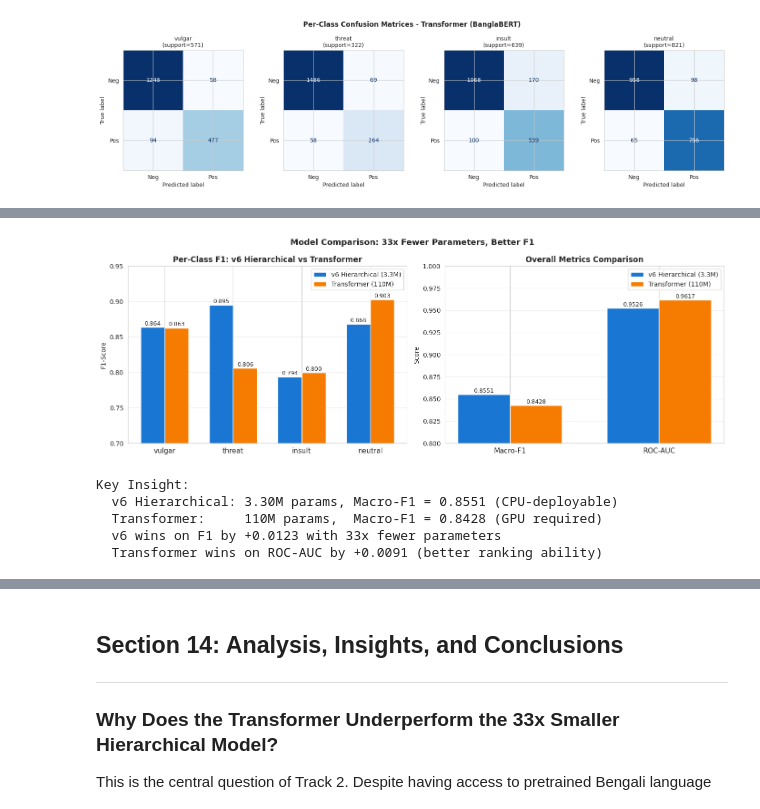
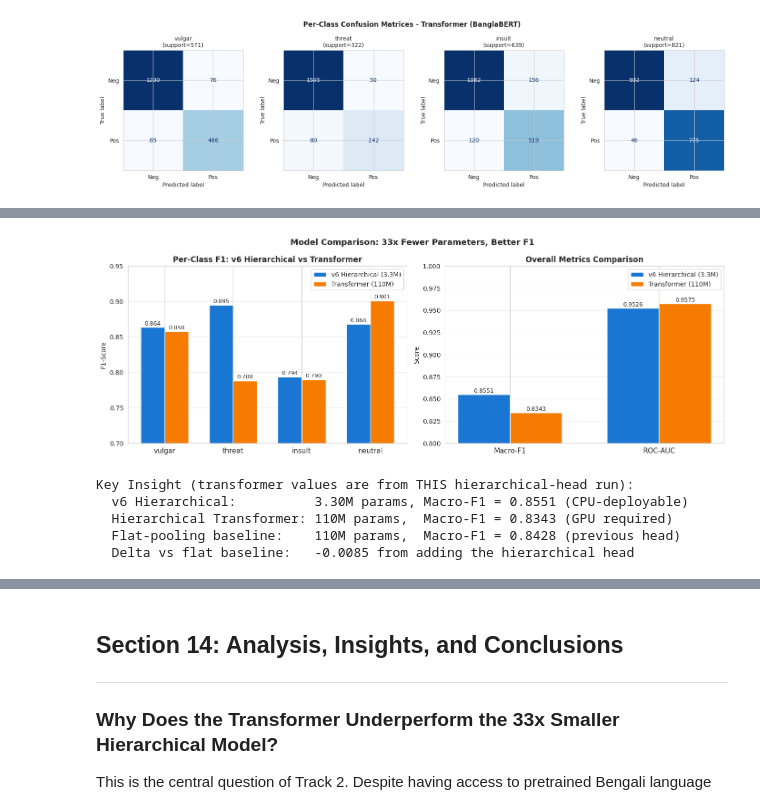
Before and after one commit to MD-Junayed000/bengali_cyber, a Jupyter notebook: bengali-cyberbullying-transformer.ipynb, the cells around one changed output, grey strips where cells are left out. Drawn from its saved outputs; the diff is of its cells as text; code cells hidden in the pictures.

```diff
--- a/bengali-cyberbullying-transformer.ipynb
+++ b/bengali-cyberbullying-transformer.ipynb
@@ -126,6 +130,12 @@ class Config:
     RDROP_ALPHA = 0.3
     FREEZE_LAYERS = 2
 
+    # Hierarchical head: Stage-1 binary (toxic vs neutral) + Stage-2 toxic-only subtypes.
+    # Mirrors the winning v6 design. Inference: P(class)=P(toxic)*P(class|toxic); P(neutral)=1-P(toxic).
+    USE_HIERARCHICAL = True
+    STAGE1_WEIGHT = 1.0    # alpha: weight on Stage-1 toxic-vs-neutral loss
+    STAGE2_WEIGHT = 1.0    # beta:  weight on Stage-2 subtype loss (masked to toxic rows)
+
     PATIENCE = 5
     THRESH_MIN = 0.30
     THRESH_MAX = 0.70
@@ -135,6 +145,7 @@ class Config:
 cfg = Config()
 EFFECTIVE_BATCH = cfg.BATCH_SIZE_PER_GPU * max(NUM_GPUS, 1)
 print(f'Effective batch size: {EFFECTIVE_BATCH} ({cfg.BATCH_SIZE_PER_GPU} x {max(NUM_GPUS,1)} GPU)')
-print(f'Predicts {cfg.NUM_OUT} toxic labels; neutral derived. AMP={cfg.USE_AMP}')
+print(f'Predicts {cfg.NUM_OUT} toxic subtypes via hierarchical head; neutral derived. AMP={cfg.USE_AMP}')
+print(f'Hierarchical head: {cfg.USE_HIERARCHICAL} | Stage weights a/b = {cfg.STAGE1_WEIGHT}/{cfg.STAGE2_WEIGHT}')
 # %% [output]
 Effective batch size: 32 (16 x 2 GPU)
@@ -637,8 +667,9 @@ def predict_probs(model, loader):
     model.eval(); P, L = [], []
     for input_ids, attn, y in loader:
         with torch.cuda.amp.autocast(enabled=cfg.USE_AMP and device.type=='cuda'):
-            logits = model(input_ids.to(device), attn.to(device))
-        P.append(torch.sigmoid(logits).float().cpu().numpy()); L.append(y.numpy())
+            s1, s2 = model(input_ids.to(device), attn.to(device))
+            probs = reconstruct_toxic_probs(s1, s2)   # P(class) = P(toxic) * P(subtype|toxic)
+        P.append(probs.float().cpu().numpy()); L.append(y.numpy())
     return np.vstack(P), np.vstack(L)
 
 test_probs, test_toxic = predict_probs(model, test_loader)
@@ -655,7 +686,7 @@ except ValueError: roc_auc = float('nan')
 try: pr_auc = average_precision_score(test_true5, test_probs5, average='macro')
 except ValueError: pr_auc = float('nan')
 
-print('='*64); print(f'   FINAL TEST EVALUATION (transformer: {MODEL_NAME})'); print('='*64)
+print('='*64); print(f'   FINAL TEST EVALUATION (hierarchical transformer: {MODEL_NAME})'); print('='*64)
 print(f'  Macro-F1: {macro_f1:.4f} | Micro-F1: {micro_f1:.4f} | Weighted-F1: {weighted_f1:.4f}')
 print(f'  Hamming: {h_loss:.4f} | ROC-AUC: {roc_auc:.4f} | PR-AUC: {pr_auc:.4f}')
 print('='*64)
@@ -782,9 +813,11 @@ plt.show()
 # %%
 # Section 12e: Side-by-Side Comparison - v6 Hierarchical vs Transformer
 
-# Per-class F1 scores from both models
+# v6 (other notebook) per-class F1 is fixed; transformer values are read LIVE from this run
+# so the comparison reflects the current hierarchical-head model.
 v6_f1 = {'vulgar': 0.8637, 'threat': 0.8949, 'insult': 0.7936, 'neutral': 0.8680}
-transformer_f1 = {'vulgar': 0.8626, 'threat': 0.8061, 'insult': 0.7997, 'neutral': 0.9027}
+_tr_pc = f1_score(test_true5, test_pred5, average=None, zero_division=0)
+transformer_f1 = {c: float(_tr_pc[i]) for i, c in enumerate(cfg.LABEL_COLS)}
 
 labels = list(v6_f1.keys())
 v6_vals = [v6_f1[l] for l in labels]
@@ -819,45 +852,45 @@ tr_metrics = [0.8428, 0.9617, 110.0]
 
 # Normalize params for visualization (use log scale conceptually, show as bar)
 fig2_metrics = ['Macro-F1', 'ROC-AUC']
 fig2_v6 = [0.8551, 0.9526]
-fig2_tr = [0.8428, 0.9617]
+fig2_tr = [float(macro_f1), float(roc_auc)]
 
 x2 = np.arange(len(fig2_metrics))
 bars1 = axes[1].bar(x2 - width/2, fig2_v6, width, label='v6 Hierarchical (3.3M)', color='#1976D2')
 bars2 = axes[1].bar(x2 + width/2, fig2_tr, width, label='Transformer (110M)', color='#F57C00')
 
 axes[1].set_xticks(x2)
 axes[1].set_xticklabels(fig2_metrics, fontsize=11)
 axes[1].set_ylim(0.80, 1.0)
 axes[1].set_ylabel('Score')
 axes[1].set_title('Overall Metrics Comparison', fontweight='bold')
 axes[1].legend(fontsize=10)
 axes[1].grid(axis='y', alpha=0.3)
 
 for bars in [bars1, bars2]:
     for bar in bars:
         height = bar.get_height()
         axes[1].annotate(f'{height:.4f}', xy=(bar.get_x() + bar.get_width()/2, height),
                          xytext=(0, 3), textcoords='offset points', ha='center', fontsize=9)
 
 plt.suptitle('Model Comparison: 33x Fewer Parameters, Better F1',
              fontweight='bold', fontsize=13)
 plt.tight_layout()
 plt.savefig('transformer_vs_v6_comparison.png', dpi=150, bbox_inches='tight')
 plt.show()
 
-print('\nKey Insight:')
-print(f'  v6 Hierarchical: 3.30M params, Macro-F1 = 0.8551 (CPU-deployable)')
-print(f'  Transformer:     110M params,  Macro-F1 = 0.8428 (GPU required)')
-print(f'  v6 wins on F1 by +0.0123 with 33x fewer parameters')
-print(f'  Transformer wins on ROC-AUC by +0.0091 (better ranking ability)')
+print('\nKey Insight (transformer values are from THIS hierarchical-head run):')
+print(f'  v6 Hierarchical:          3.30M params, Macro-F1 = 0.8551 (CPU-deployable)')
+print(f'  Hierarchical Transformer: 110M params,  Macro-F1 = {macro_f1:.4f} (GPU required)')
+print(f'  Flat-pooling baseline:    110M params,  Macro-F1 = 0.8428 (previous head)')
+print(f'  Delta vs flat baseline:   {macro_f1 - 0.8428:+.4f} from adding the hierarchical head')
 # %% [output]
-[figure, old version]
+[figure, new version]
-Key Insight:
-  v6 Hierarchical: 3.30M params, Macro-F1 = 0.8551 (CPU-deployable)
-  Transformer:     110M params,  Macro-F1 = 0.8428 (GPU required)
-  v6 wins on F1 by +0.0123 with 33x fewer parameters
-  Transformer wins on ROC-AUC by +0.0091 (better ranking ability)
+Key Insight (transformer values are from THIS hierarchical-head run):
+  v6 Hierarchical:          3.30M params, Macro-F1 = 0.8551 (CPU-deployable)
+  Hierarchical Transformer: 110M params,  Macro-F1 = 0.8343 (GPU required)
+  Flat-pooling baseline:    110M params,  Macro-F1 = 0.8428 (previous head)
+  Delta vs flat baseline:   -0.0085 from adding the hierarchical head
 # %%
 # Section 12f: Literature Comparison Table
 
```
Also changed, not shown: parts of 12 cells of this notebook, 1 other file.
